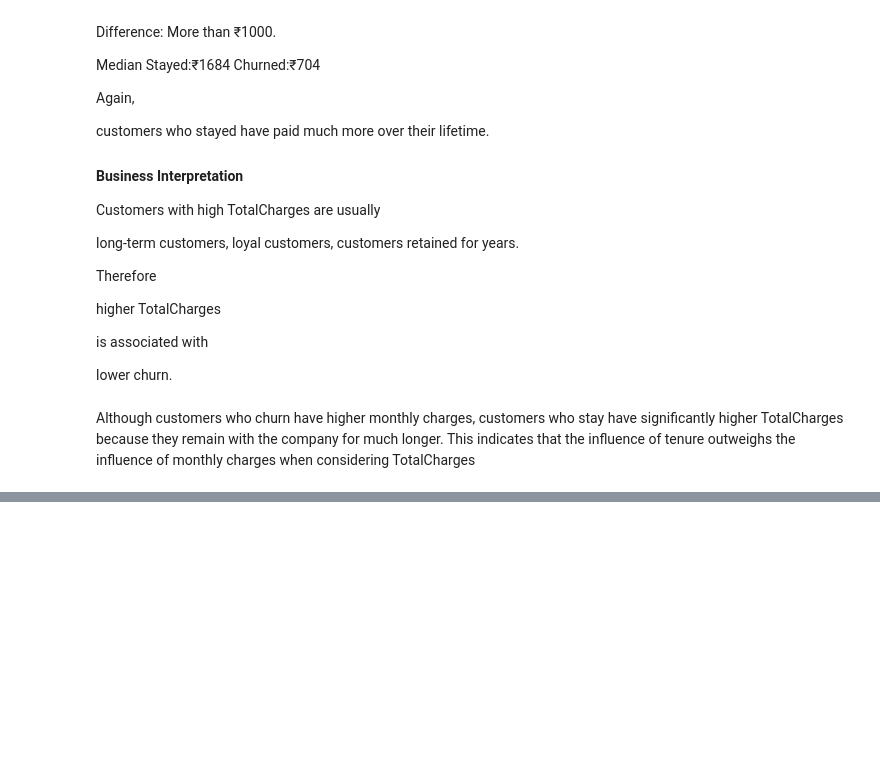
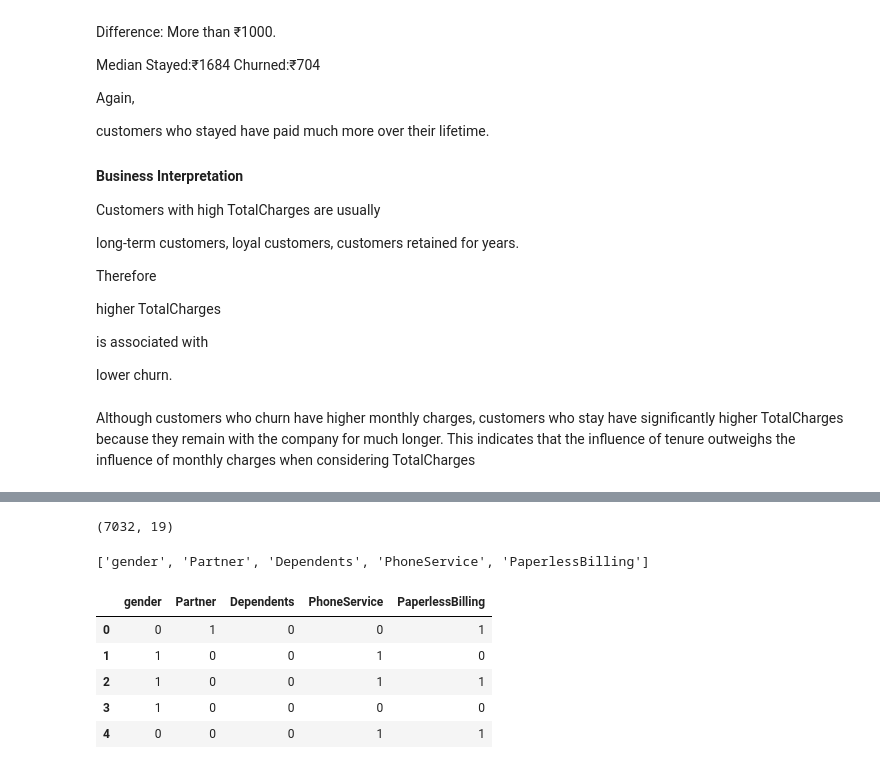
Before and after one commit to Eku12345/ml-learning-journey, a Jupyter notebook: 05-xgboost-customer-churn/notebooks/xgboost_customer_churn.ipynb, the cells around one changed output, grey strips where cells are left out. Cells and saved outputs as stored; diff of their text form; code cells hidden in the pictures; blank space fills up the shorter version.

Commit message:
Train and evaluate baseline XGBoost customer churn model

```diff
--- a/05-xgboost-customer-churn/notebooks/xgboost_customer_churn.ipynb
+++ b/05-xgboost-customer-churn/notebooks/xgboost_customer_churn.ipynb
@@ -1470,0 +1481,8 @@ Although customers who churn have higher monthly charges, customers who stay hav
+# %%
+# Separate features and target
+
+X = df.drop(columns='Churn')
+y = df['Churn']
+
+print("Shape of X:", X.shape)
+print("Shape of y:", y.shape)
@@ -1470,0 +1562,32 @@ Although customers who churn have higher monthly charges, customers who stay hav
+# %%
+# Drop customerID
+
+X = X.drop(columns='customerID')
+
+print(X.shape)
+# %% [output]
+(7032, 19)
+# %%
+# Find binary categorical columns
+
+binary_cols = [col for col in X.select_dtypes(include='object').columns
+               if X[col].nunique() == 2]
+
+binary_cols
+# %% [output]
+['gender', 'Partner', 'Dependents', 'PhoneService', 'PaperlessBilling']
+# %%
+#Encode the Binary Columns
+
+le = LabelEncoder()
+for col in binary_cols:
+    X[col] = le.fit_transform(X[col])
+
+X[binary_cols].head()
+# %% [output]
+|  | gender | Partner | Dependents | PhoneService | PaperlessBilling |
+| 0 | 0 | 1 | 0 | 0 | 1 |
+| 1 | 1 | 0 | 0 | 1 | 0 |
+| 2 | 1 | 0 | 0 | 1 | 1 |
+| 3 | 1 | 0 | 0 | 0 | 0 |
+| 4 | 0 | 0 | 0 | 1 | 1 |
```
Also changed, not shown: parts of 38 cells of this notebook.
